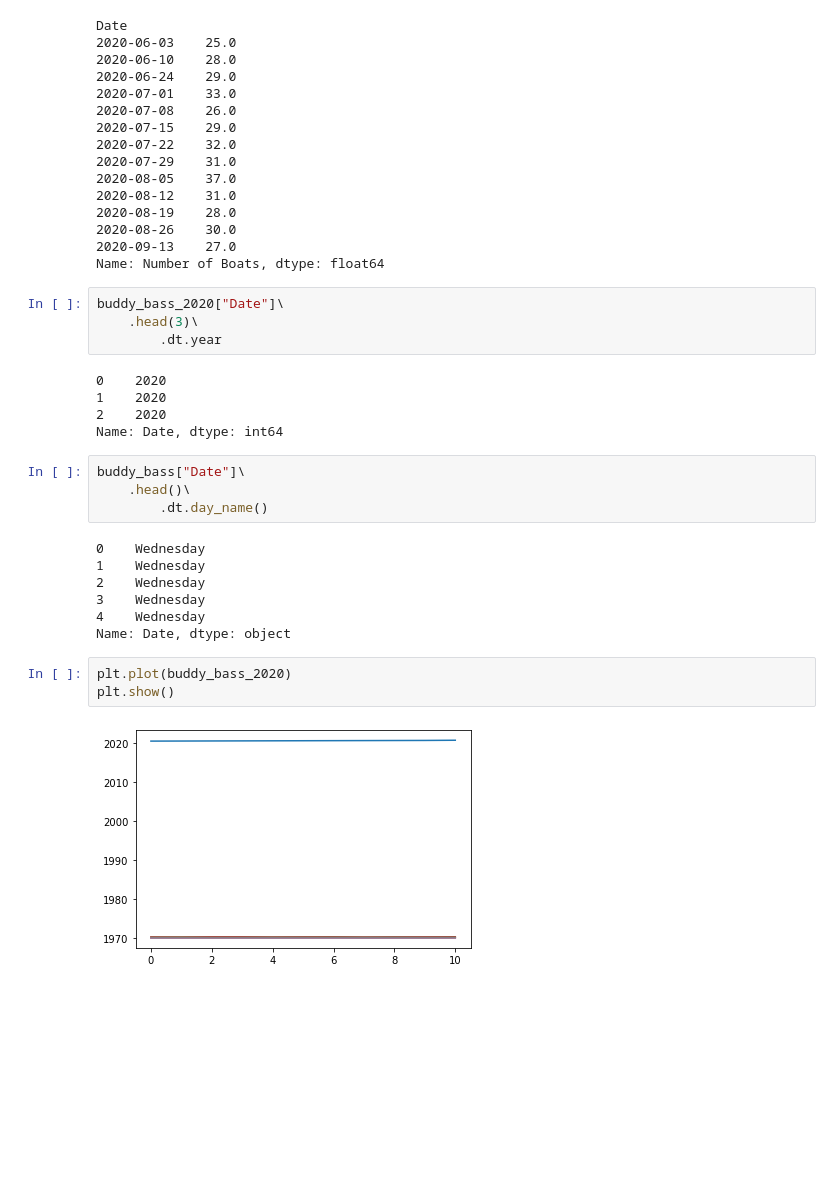
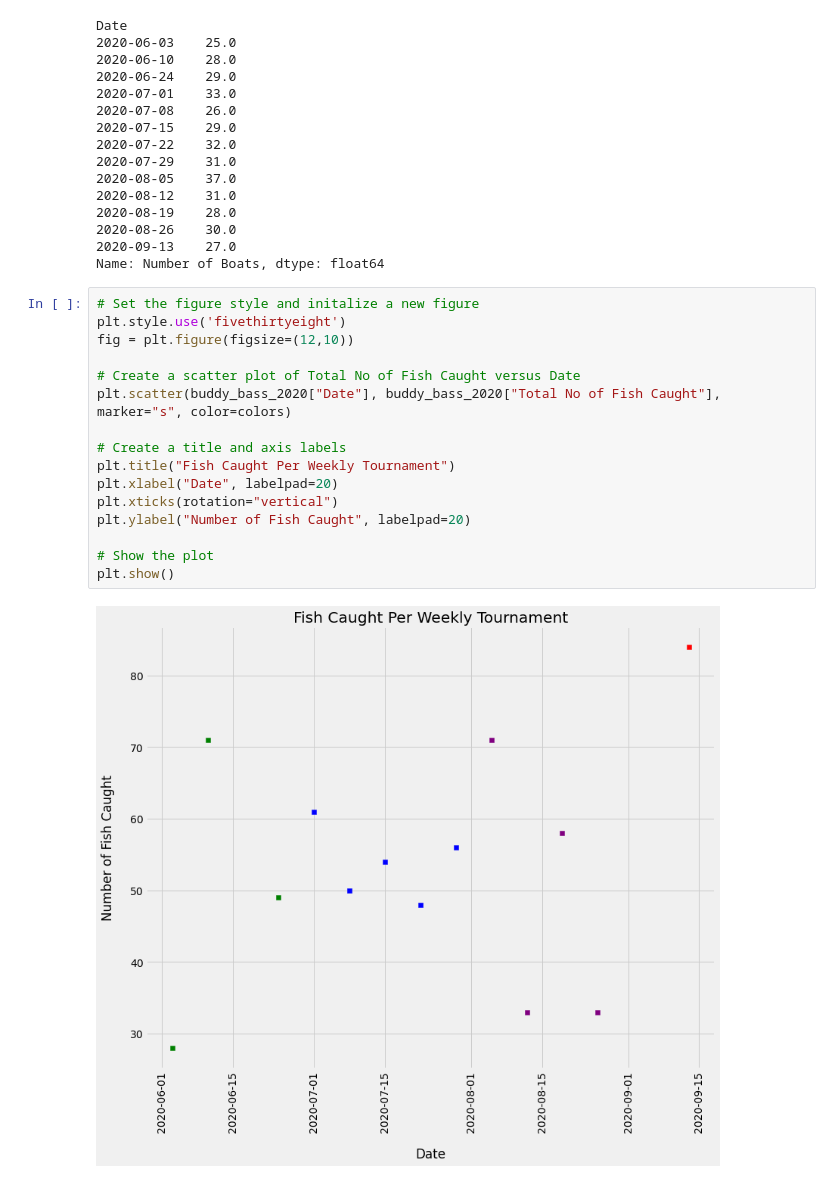
Before and after one commit to istarlet/buddy_bass_tournament, a Jupyter notebook: buddy_bass.ipynb, the cells around one changed output. Saved outputs shown, nothing was run; the diff lists cells and outputs as text; blank space fills up the shorter version.

Commit message:
Trying to figure out charts

```diff
--- a/buddy_bass.ipynb
+++ b/buddy_bass.ipynb
@@ -225,28 +225,21 @@ Date
 2020-08-26    30.0
 2020-09-13    27.0
 Name: Number of Boats, dtype: float64
-# %%
-buddy_bass_2020["Date"]\
-    .head(3)\
-        .dt.year
-# %% [output]
-0    2020
-1    2020
-2    2020
-Name: Date, dtype: int64
-# %%
-buddy_bass["Date"]\
-    .head()\
-        .dt.day_name()
-# %% [output]
-0    Wednesday
-1    Wednesday
-2    Wednesday
-3    Wednesday
-4    Wednesday
-Name: Date, dtype: object
-# %%
-plt.plot(buddy_bass_2020)
-plt.show()
-# %% [output]
-[figure, removed]
+# %%
+# Set the figure style and initalize a new figure
+plt.style.use('fivethirtyeight')
+fig = plt.figure(figsize=(12,10))
+
+# Create a scatter plot of Total No of Fish Caught versus Date
+plt.scatter(buddy_bass_2020["Date"], buddy_bass_2020["Total No of Fish Caught"], marker="s", color=colors)
+
+# Create a title and axis labels
+plt.title("Fish Caught Per Weekly Tournament")
+plt.xlabel("Date", labelpad=20)
+plt.xticks(rotation="vertical")
+plt.ylabel("Number of Fish Caught", labelpad=20)
+
+# Show the plot
+plt.show()
+# %% [output]
+[figure, added]
```
